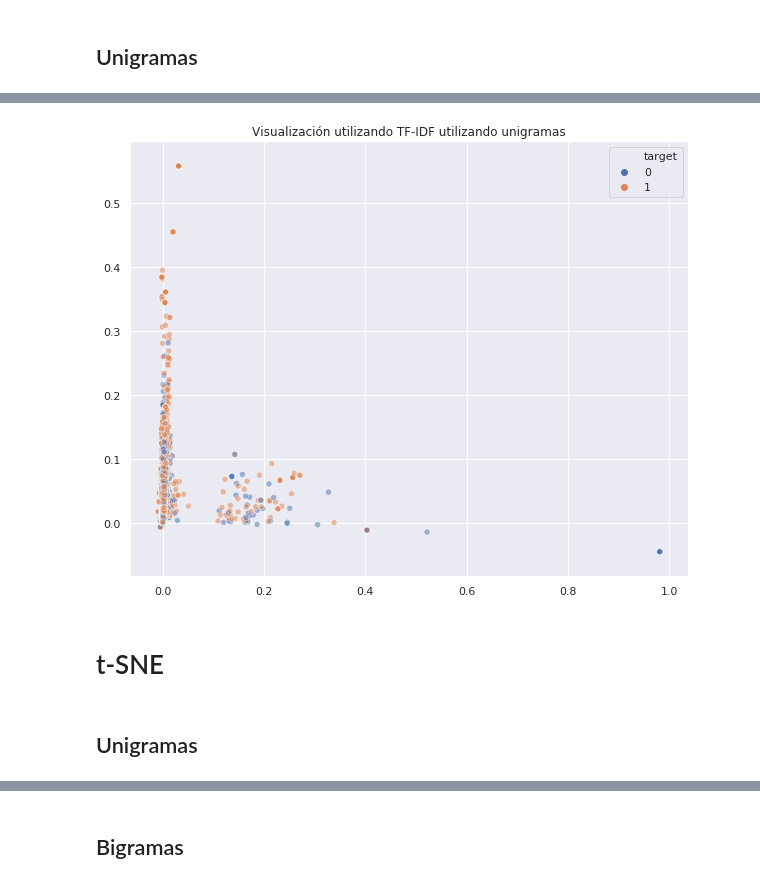
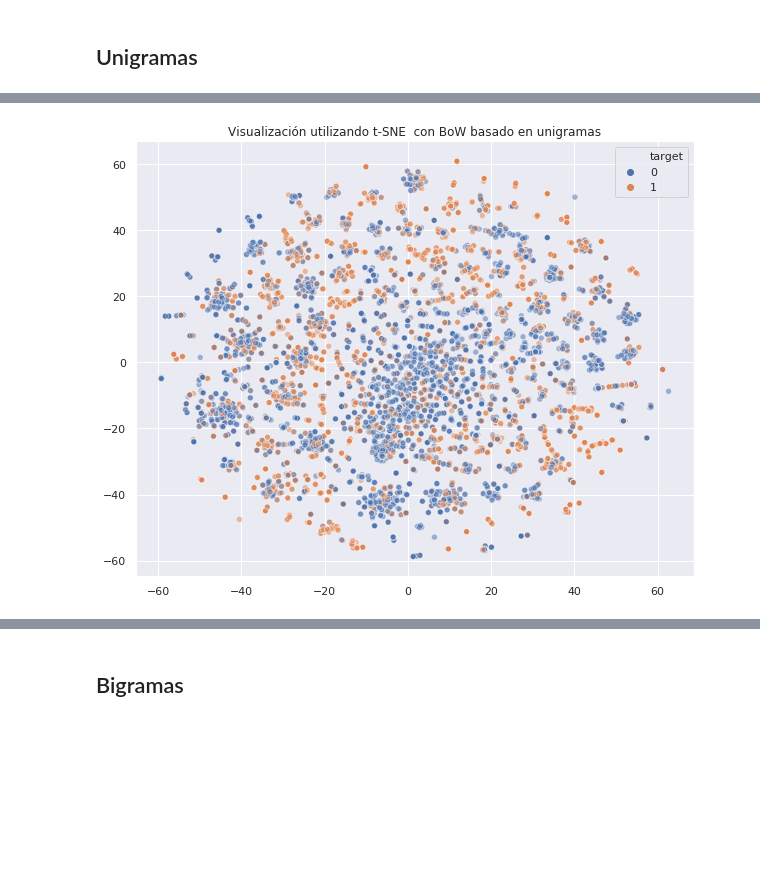
Before and after one commit to yuquimura/Trabajo-Practico-1, a Jupyter notebook: notebooks/analisis-ngrams.ipynb, the cells around one changed output, grey strips where cells are left out. Drawn from its saved outputs; the diff is of its cells as text; code cells hidden in the pictures; blank space fills up the shorter version.

```diff
--- a/notebooks/analisis-ngrams.ipynb
+++ b/notebooks/analisis-ngrams.ipynb
@@ -172,6 +206,13 @@ unique    42850
 top       (suicide, bomber, detonated)
 freq      30
 Name: trigrams, dtype: object
+# %%
+def bow(df, n, k=2):
+    cv = CountVectorizer(ngram_range=(n, n))
+    result = cv.fit_transform(df['text'])
+
+    svd = TruncatedSVD(n_components=k)
+    return svd.fit_transform(result)
 # %% [markdown]
 ## Unigramas
 # %%
@@ -226,2 +259,6 @@ Tal vez quitar esto para no ocupar tanto espacio.
 # %% [markdown]
 ## Unigramas
+# %%
+unigrams = bow(df, 1, 50)
+tsne = TSNE(verbose=1, n_iter=500, perplexity=10)
+tsne_result_uni = tsne.fit_transform(unigrams)
@@ -228,17 +280,8 @@ Tal vez quitar esto para no ocupar tanto espacio.
 # %%
-unigram_tfidfv = TfidfVectorizer()
-unigrams = unigram_tfidfv.fit_transform(df['text']).toarray()
-
-svd = TruncatedSVD()
-reduced_unigrams = svd.fit_transform(unigrams)
-
 plt.figure(figsize=(10,8))
-sns.scatterplot(data=df, x=reduced_unigrams[:,0], y=reduced_unigrams[:,1], alpha=0.5, hue='target')
-plt.title("Visualización utilizando TF-IDF utilizando unigramas")
+sns.scatterplot(data=df, x=tsne_result_uni[:,0], y=tsne_result_uni[:,1], alpha=0.5, hue='target')
+plt.title("Visualización utilizando t-SNE  con BoW basado en unigramas")
+#plt.savefig('ngrams_img/tsne_bow_unigram.png')
 plt.show()
 # %% [output]
-[figure, old version]
+[figure, new version]
-# %% [markdown]
-# t-SNE
-# %% [markdown]
-## Unigramas
```
Also changed, not shown: parts of 24 cells of this notebook, 11 other files.
